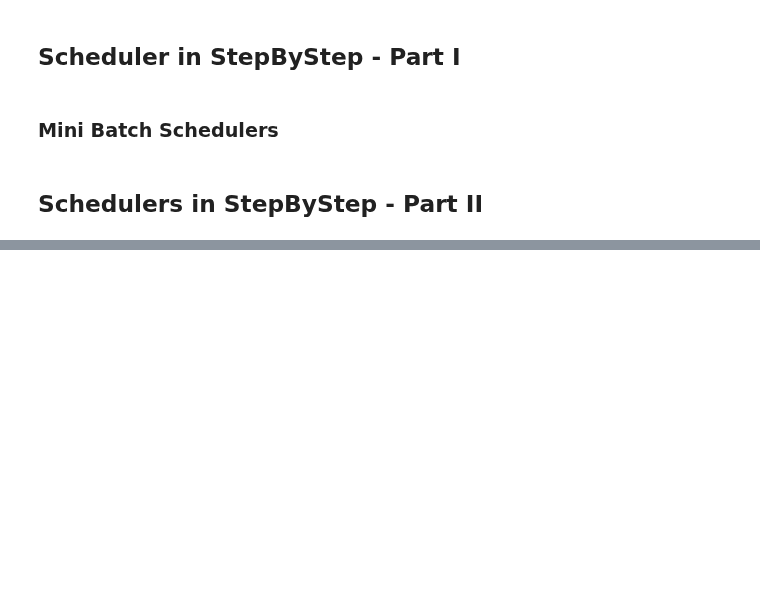
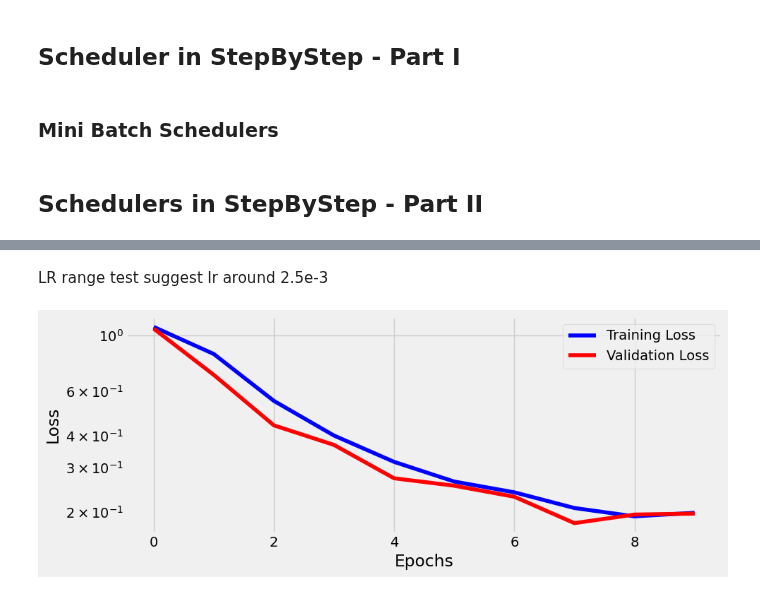
Before and after one commit to Anushkach/Deep-Learning, a Jupyter notebook: Deep Learning with Pytorch/Chapter 6.ipynb, the cells around one changed output, grey strips where cells are left out. Cells and saved outputs as stored; diff of their text form; code cells hidden in the pictures; blank space fills up the shorter version.

```diff
--- a/Deep Learning with Pytorch/Chapter 6.ipynb
+++ b/Deep Learning with Pytorch/Chapter 6.ipynb
@@ -1017,0 +1077,13 @@ setattr(StepByStep,'_mini_batch',_mini_batch)
+# %% [markdown]
+LR range test suggest lr around 2.5e-3
+# %%
+# Update Learning Rate
+optimizer_cnn3=optim.SGD(params=model_cnn3.parameters(),lr=2.5e-3,momentum=0.9,nesterov=True)
+sbs_cnn3.set_optimizer(optimizer_cnn3)
+
+scheduler=CyclicLR(optimizer=optimizer_cnn3,base_lr=1e-3,max_lr=1e-2,step_size_up=len(train_loader),mode='triangular2')
+sbs_cnn3.set_lr_scheduler(scheduler)
+# %%
+# Model training
+sbs_cnn3.set_loaders(train_loader,val_loader)
+sbs_cnn3.train(10)
@@ -1017,0 +1103,4 @@ setattr(StepByStep,'_mini_batch',_mini_batch)
+# %%
+fig=sbs_cnn3.plot_losses()
+# %% [output]
+[figure, added]
```
Also changed, not shown: parts of 11 cells of this notebook.
